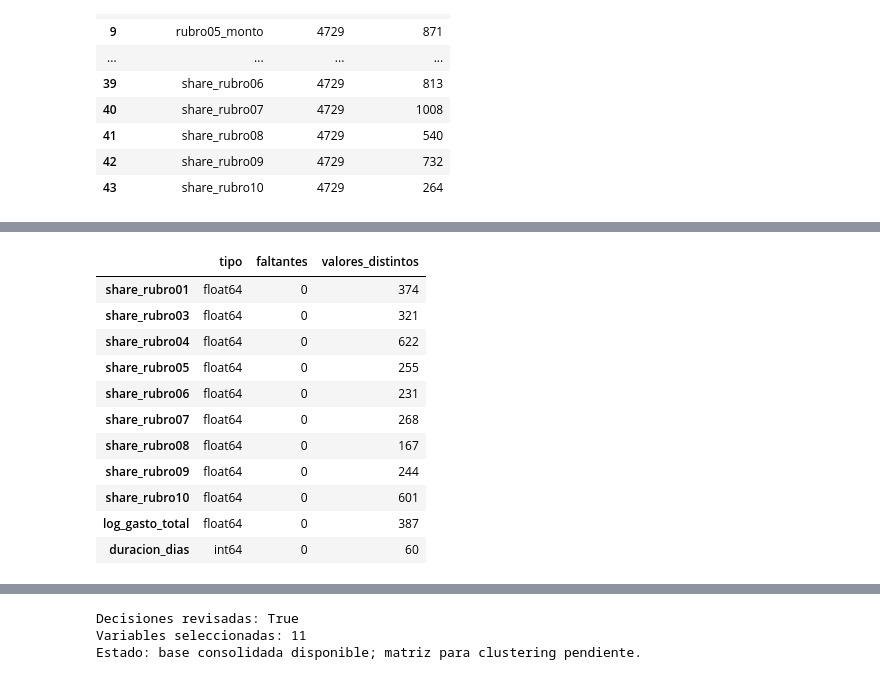
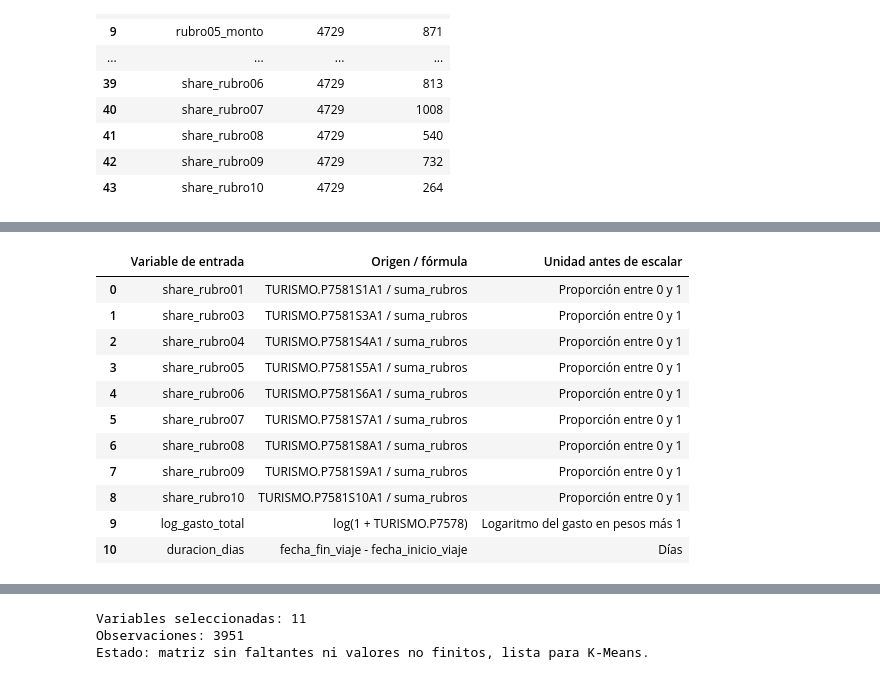
Before and after one commit to antobeni07/K-Means-Clustering, a Jupyter notebook: K-means.ipynb, the cells around one changed output, grey strips where cells are left out. Cells and saved outputs as stored; diff of their text form; code cells hidden in the pictures.

```diff
--- a/K-means.ipynb
+++ b/K-means.ipynb
@@ -651,6 +663,31 @@ if variable_grafico is not None:
     plt.show()
     sns.boxplot(data=df_trabajo, x=variable_grafico)
     plt.show()
-if len(columnas_numericas) > 1:
-    display(df_trabajo[columnas_numericas].corr())
+
+# Solo las variables que entrarán al modelo.
+variables_correlacion = (
+    [f"share_rubro{r:02d}" for r in RUBROS]
+    + ["log_gasto_total", "duracion_dias"]
+)
+matriz_correlacion = df_trabajo[variables_correlacion].corr()
+figura_correlacion, eje_correlacion = plt.subplots(figsize=(11, 9))
+imagen_correlacion = eje_correlacion.imshow(
+    matriz_correlacion, cmap="coolwarm", vmin=-1, vmax=1
+)
+eje_correlacion.set_xticks(range(len(variables_correlacion)))
+eje_correlacion.set_yticks(range(len(variables_correlacion)))
+eje_correlacion.set_xticklabels(variables_correlacion, rotation=90, fontsize=9)
+eje_correlacion.set_yticklabels(variables_correlacion, fontsize=9)
+for fila in range(len(variables_correlacion)):
+    for columna in range(len(variables_correlacion)):
+        eje_correlacion.text(
+            columna, fila,
+            f"{matriz_correlacion.iloc[fila, columna]:.2f}",
+            ha="center", va="center", fontsize=8
+        )
+eje_correlacion.set_title("Correlación de las variables de K-Means — antes de IQR")
+figura_correlacion.colorbar(imagen_correlacion, ax=eje_correlacion)
+figura_correlacion.tight_layout()
+display(figura_correlacion)
+plt.close(figura_correlacion)
 # %% [output]
@@ -744,28 +805,38 @@ La reducción de dimensionalidad queda pendiente según las variables. No se eje
 # %%
 variables_modelado = (
     [f"share_rubro{r:02d}" for r in RUBROS]
     + ["log_gasto_total", "duracion_dias"]
 )
-decisiones_revisadas = True
 X_previo = df_preparado.loc[:, variables_modelado].copy()
+detalle_variables = pd.DataFrame({
+    "Variable de entrada": variables_modelado,
+    "Origen / fórmula": [
+        f"TURISMO.P7581S{r}A1 / suma_rubros" for r in RUBROS
+    ] + ["log(1 + TURISMO.P7578)", "fecha_fin_viaje - fecha_inicio_viaje"],
+    "Unidad antes de escalar": ["Proporción entre 0 y 1"] * len(RUBROS)
+        + ["Logaritmo del gasto en pesos más 1", "Días"],
+})
+display(detalle_variables)
 display(pd.DataFrame({
     "tipo": X_previo.dtypes.astype(str),
     "faltantes": X_previo.isna().sum(),
     "valores_distintos": X_previo.nunique(),
 }))
-print("Decisiones revisadas:", decisiones_revisadas)
 print("Variables seleccionadas:", len(variables_modelado))
-print("Estado: base consolidada disponible; matriz para clustering pendiente.")
+assert not X_previo.isna().any().any(), "La matriz contiene faltantes."
+assert np.isfinite(X_previo.to_numpy(dtype=float)).all(), "La matriz contiene valores no finitos."
+print("Observaciones:", len(X_previo))
+print("Estado: matriz sin faltantes ni valores no finitos, lista para K-Means.")
 # %% [output]
-|  | tipo | faltantes | valores_distintos |
-| share_rubro01 | float64 | 0 | 374 |
-| share_rubro03 | float64 | 0 | 321 |
-| share_rubro04 | float64 | 0 | 622 |
-| share_rubro05 | float64 | 0 | 255 |
-| share_rubro06 | float64 | 0 | 231 |
-| share_rubro07 | float64 | 0 | 268 |
-| share_rubro08 | float64 | 0 | 167 |
-| share_rubro09 | float64 | 0 | 244 |
-| share_rubro10 | float64 | 0 | 601 |
-| log_gasto_total | float64 | 0 | 387 |
-| duracion_dias | int64 | 0 | 60 |
+|  | Variable de entrada | Origen / fórmula | Unidad antes de escalar |
+| 0 | share_rubro01 | TURISMO.P7581S1A1 / suma_rubros | Proporción entre 0 y 1 |
+| 1 | share_rubro03 | TURISMO.P7581S3A1 / suma_rubros | Proporción entre 0 y 1 |
+| 2 | share_rubro04 | TURISMO.P7581S4A1 / suma_rubros | Proporción entre 0 y 1 |
+| 3 | share_rubro05 | TURISMO.P7581S5A1 / suma_rubros | Proporción entre 0 y 1 |
+| 4 | share_rubro06 | TURISMO.P7581S6A1 / suma_rubros | Proporción entre 0 y 1 |
+| 5 | share_rubro07 | TURISMO.P7581S7A1 / suma_rubros | Proporción entre 0 y 1 |
+| 6 | share_rubro08 | TURISMO.P7581S8A1 / suma_rubros | Proporción entre 0 y 1 |
+| 7 | share_rubro09 | TURISMO.P7581S9A1 / suma_rubros | Proporción entre 0 y 1 |
+| 8 | share_rubro10 | TURISMO.P7581S10A1 / suma_rubros | Proporción entre 0 y 1 |
+| 9 | log_gasto_total | log(1 + TURISMO.P7578) | Logaritmo del gasto en pesos más 1 |
+| 10 | duracion_dias | fecha_fin_viaje - fecha_inicio_viaje | Días |
@@ -772,3 +855,3 @@ print("Estado: base consolidada disponible; matriz para clustering pendiente.")
-Decisiones revisadas: True
 Variables seleccionadas: 11
-Estado: base consolidada disponible; matriz para clustering pendiente.
+Observaciones: 3951
+Estado: matriz sin faltantes ni valores no finitos, lista para K-Means.
```
Also changed, not shown: parts of 35 cells of this notebook.
